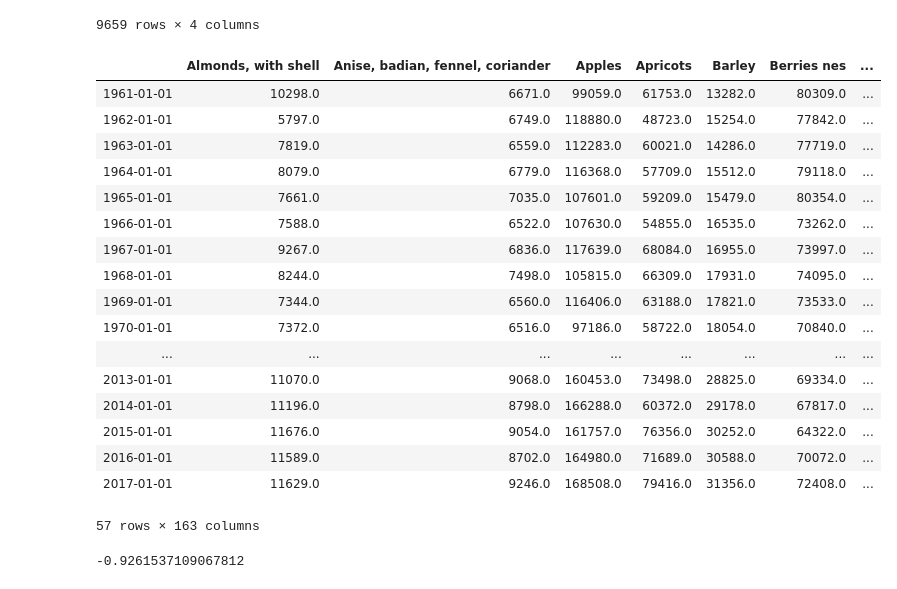
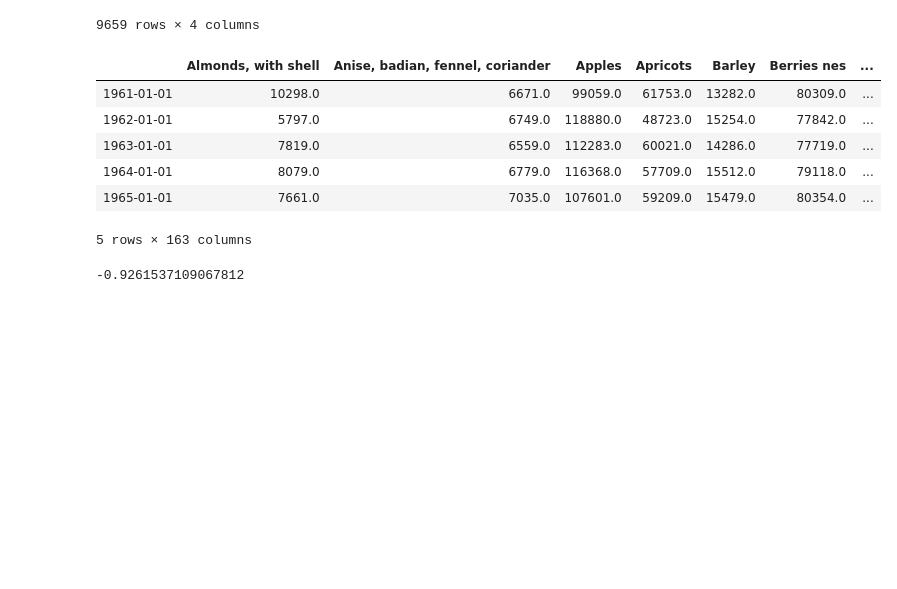
Before and after one commit to caralen/ada-project-faam, a Jupyter notebook: predict.ipynb, the cells around one changed output. Drawn from its saved outputs; the diff is of its cells as text; code cells hidden in the pictures; blank space fills up the shorter version.

```diff
--- a/predict.ipynb
+++ b/predict.ipynb
@@ -62,35 +62,24 @@ for item in crops.Item.unique():
 # %%
 to_remove = []
 
 for k in df_dict.items():
     if len(k[1]) != 57:
         to_remove.append(k[0])
 
 for key in to_remove:
     del df_dict[key]
 
 crops_features = pd.DataFrame(df_dict)
 crops_features.index = pd.to_datetime(list(map(str, sorted(crops.Year.unique()))))
-crops_features
+crops_features.head()
 # %% [output]
 |  | Almonds, with shell | Anise, badian, fennel, coriander | Apples | Apricots | Barley | Berries nes | ... |
 | 1961-01-01 | 10298.0 | 6671.0 | 99059.0 | 61753.0 | 13282.0 | 80309.0 | ... |
 | 1962-01-01 | 5797.0 | 6749.0 | 118880.0 | 48723.0 | 15254.0 | 77842.0 | ... |
 | 1963-01-01 | 7819.0 | 6559.0 | 112283.0 | 60021.0 | 14286.0 | 77719.0 | ... |
 | 1964-01-01 | 8079.0 | 6779.0 | 116368.0 | 57709.0 | 15512.0 | 79118.0 | ... |
 | 1965-01-01 | 7661.0 | 7035.0 | 107601.0 | 59209.0 | 15479.0 | 80354.0 | ... |
-| 1966-01-01 | 7588.0 | 6522.0 | 107630.0 | 54855.0 | 16535.0 | 73262.0 | ... |
-| 1967-01-01 | 9267.0 | 6836.0 | 117639.0 | 68084.0 | 16955.0 | 73997.0 | ... |
-| 1968-01-01 | 8244.0 | 7498.0 | 105815.0 | 66309.0 | 17931.0 | 74095.0 | ... |
-| 1969-01-01 | 7344.0 | 6560.0 | 116406.0 | 63188.0 | 17821.0 | 73533.0 | ... |
-| 1970-01-01 | 7372.0 | 6516.0 | 97186.0 | 58722.0 | 18054.0 | 70840.0 | ... |
-| ... | ... | ... | ... | ... | ... | ... | ... |
-| 2013-01-01 | 11070.0 | 9068.0 | 160453.0 | 73498.0 | 28825.0 | 69334.0 | ... |
-| 2014-01-01 | 11196.0 | 8798.0 | 166288.0 | 60372.0 | 29178.0 | 67817.0 | ... |
-| 2015-01-01 | 11676.0 | 9054.0 | 161757.0 | 76356.0 | 30252.0 | 64322.0 | ... |
-| 2016-01-01 | 11589.0 | 8702.0 | 164980.0 | 71689.0 | 30588.0 | 70072.0 | ... |
-| 2017-01-01 | 11629.0 | 9246.0 | 168508.0 | 79416.0 | 31356.0 | 72408.0 | ... |
-57 rows × 163 columns
+5 rows × 163 columns
 # %%
 beehives_world = beehives[beehives.Area == 'World']['Beehives']
 
```
Also changed, not shown: parts of 30 cells of this notebook, 1 other file.
